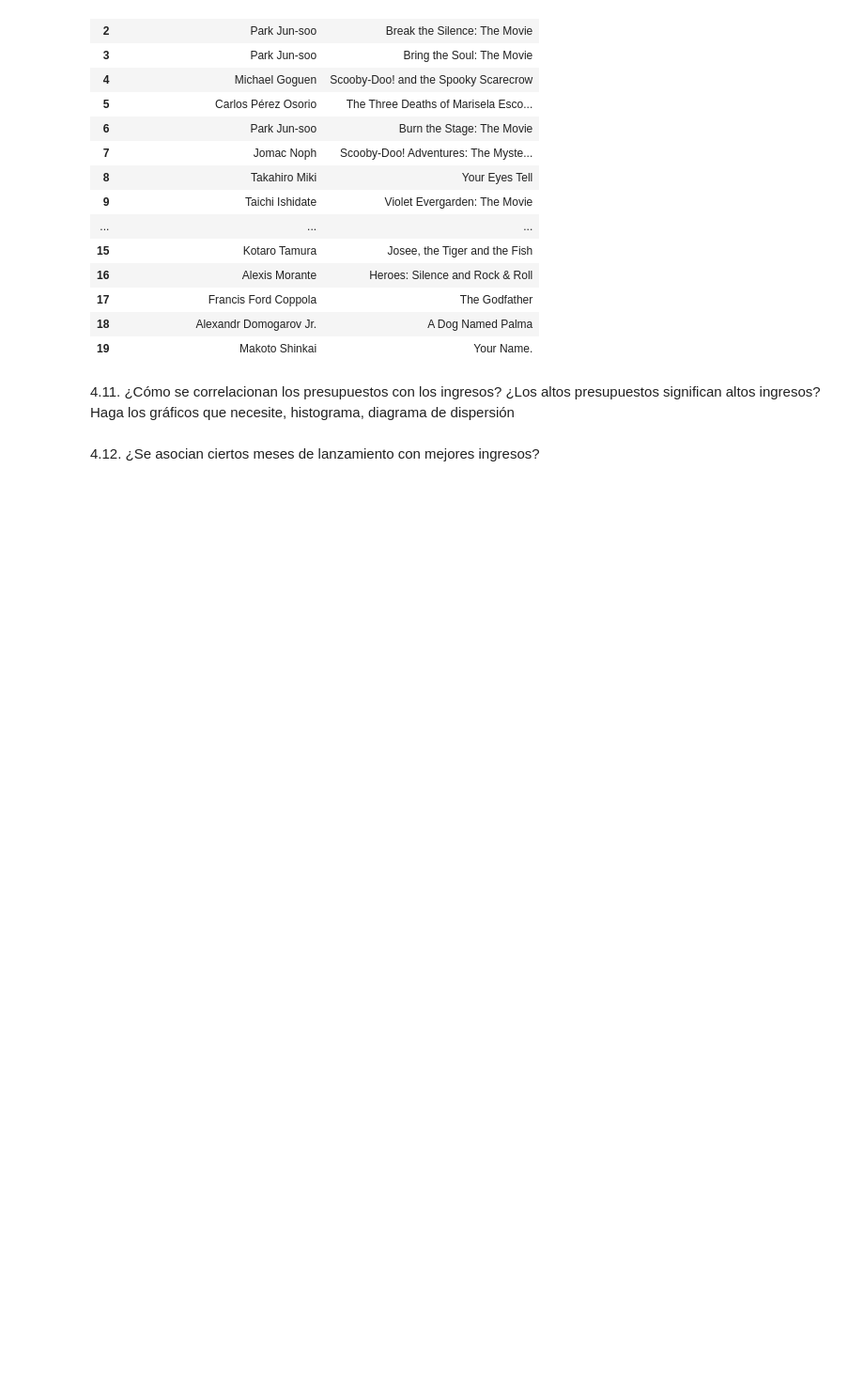
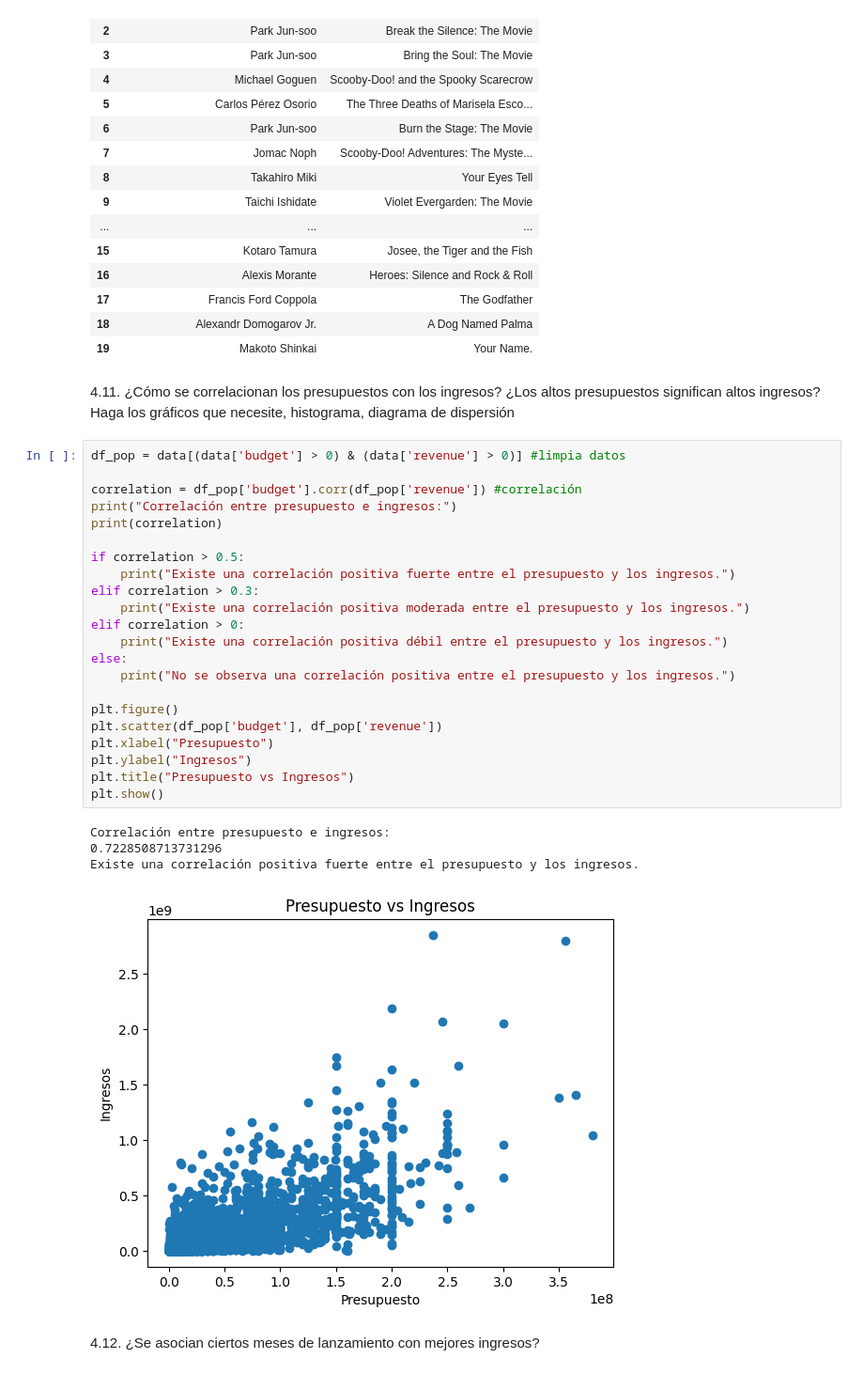
Before and after one commit to CamiR24/Lab1-Mineria, a Jupyter notebook: lab1.ipynb, the cells around one changed output. Shown at 94% size. Drawn from its saved outputs; the diff is of its cells as text; blank space fills up the shorter version.

```diff
--- a/lab1.ipynb
+++ b/lab1.ipynb
@@ -452,6 +628,33 @@ listado_director_pelicula
 | 19 | Makoto Shinkai | Your Name. |
 # %% [markdown]
 4.11. ¿Cómo se correlacionan los presupuestos con los ingresos? ¿Los altos presupuestos significan altos ingresos? Haga los gráficos que necesite, histograma, diagrama de dispersión
+# %%
+df_pop = data[(data['budget'] > 0) & (data['revenue'] > 0)] #limpia datos
+
+correlation = df_pop['budget'].corr(df_pop['revenue']) #correlación
+print("Correlación entre presupuesto e ingresos:")
+print(correlation)
+
+if correlation > 0.5:
+    print("Existe una correlación positiva fuerte entre el presupuesto y los ingresos.")
+elif correlation > 0.3:
+    print("Existe una correlación positiva moderada entre el presupuesto y los ingresos.")
+elif correlation > 0:
+    print("Existe una correlación positiva débil entre el presupuesto y los ingresos.")
+else:
+    print("No se observa una correlación positiva entre el presupuesto y los ingresos.")
+
+plt.figure()
+plt.scatter(df_pop['budget'], df_pop['revenue'])
+plt.xlabel("Presupuesto")
+plt.ylabel("Ingresos")
+plt.title("Presupuesto vs Ingresos")
+plt.show()
+# %% [output]
+Correlación entre presupuesto e ingresos:
+0.7228508713731296
+Existe una correlación positiva fuerte entre el presupuesto y los ingresos.
+[figure, added]
 # %% [markdown]
 4.12. ¿Se asocian ciertos meses de lanzamiento con mejores ingresos?
 # %%
```
Also changed, not shown: parts of 10 cells of this notebook, 1 other file.
